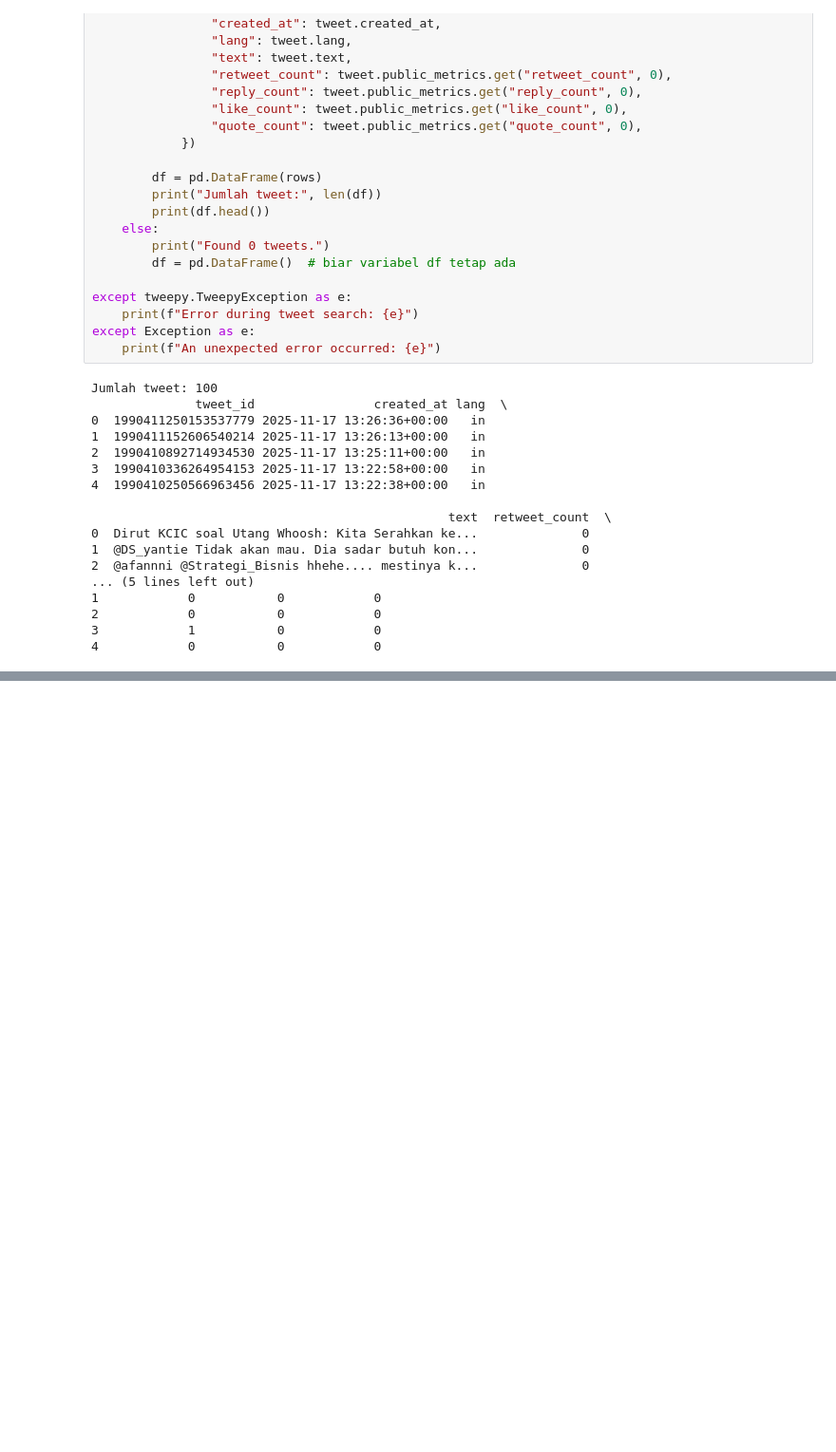
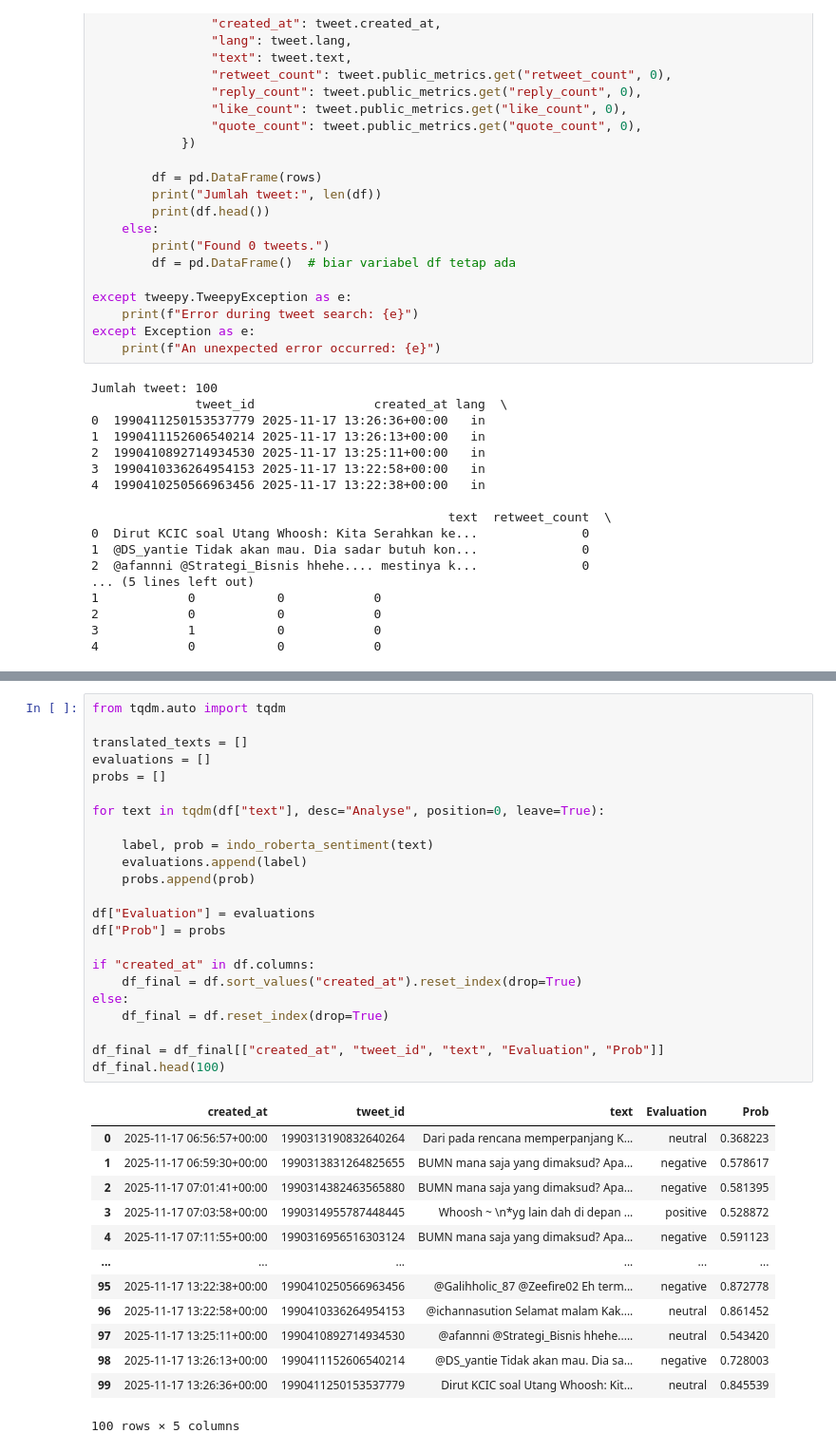
Before and after one commit to Fathanhelmi/Twitter-scraping, a Jupyter notebook: Crawling_Twitter_Kelompok_1.ipynb, the cells around one changed output, grey strips where cells are left out. Shown at 95% size. Drawn from its saved outputs; the diff is of its cells as text; blank space fills up the shorter version.

```diff
--- a/Crawling_Twitter_Kelompok_1.ipynb
+++ b/Crawling_Twitter_Kelompok_1.ipynb
@@ -117,0 +153,37 @@ Jumlah tweet: 100
+# %%
+from tqdm.auto import tqdm
+
+translated_texts = []
+evaluations = []
+probs = []
+
+for text in tqdm(df["text"], desc="Analyse", position=0, leave=True):
+
+    label, prob = indo_roberta_sentiment(text)
+    evaluations.append(label)
+    probs.append(prob)
+
+df["Evaluation"] = evaluations
+df["Prob"] = probs
+
+if "created_at" in df.columns:
+    df_final = df.sort_values("created_at").reset_index(drop=True)
+else:
+    df_final = df.reset_index(drop=True)
+
+df_final = df_final[["created_at", "tweet_id", "text", "Evaluation", "Prob"]]
+df_final.head(100)
+# %% [output]
+|  | created_at | tweet_id | text | Evaluation | Prob |
+| 0 | 2025-11-17 06:56:57+00:00 | 1990313190832640264 | Dari pada rencana memperpanjang K... | neutral | 0.368223 |
+| 1 | 2025-11-17 06:59:30+00:00 | 1990313831264825655 | BUMN mana saja yang dimaksud? Apa... | negative | 0.578617 |
+| 2 | 2025-11-17 07:01:41+00:00 | 1990314382463565880 | BUMN mana saja yang dimaksud? Apa... | negative | 0.581395 |
+| 3 | 2025-11-17 07:03:58+00:00 | 1990314955787448445 | Whoosh ~ \n*yg lain dah di depan ... | positive | 0.528872 |
+| 4 | 2025-11-17 07:11:55+00:00 | 1990316956516303124 | BUMN mana saja yang dimaksud? Apa... | negative | 0.591123 |
+| ... | ... | ... | ... | ... | ... |
+| 95 | 2025-11-17 13:22:38+00:00 | 1990410250566963456 | @Galihholic_87 @Zeefire02 Eh term... | negative | 0.872778 |
+| 96 | 2025-11-17 13:22:58+00:00 | 1990410336264954153 | @ichannasution Selamat malam Kak.... | neutral | 0.861452 |
+| 97 | 2025-11-17 13:25:11+00:00 | 1990410892714934530 | @afannni @Strategi_Bisnis hhehe..... | neutral | 0.543420 |
+| 98 | 2025-11-17 13:26:13+00:00 | 1990411152606540214 | @DS_yantie Tidak akan mau. Dia sa... | negative | 0.728003 |
+| 99 | 2025-11-17 13:26:36+00:00 | 1990411250153537779 | Dirut KCIC soal Utang Whoosh: Kit... | neutral | 0.845539 |
+100 rows × 5 columns
```
Also changed, not shown: parts of 5 cells of this notebook.
